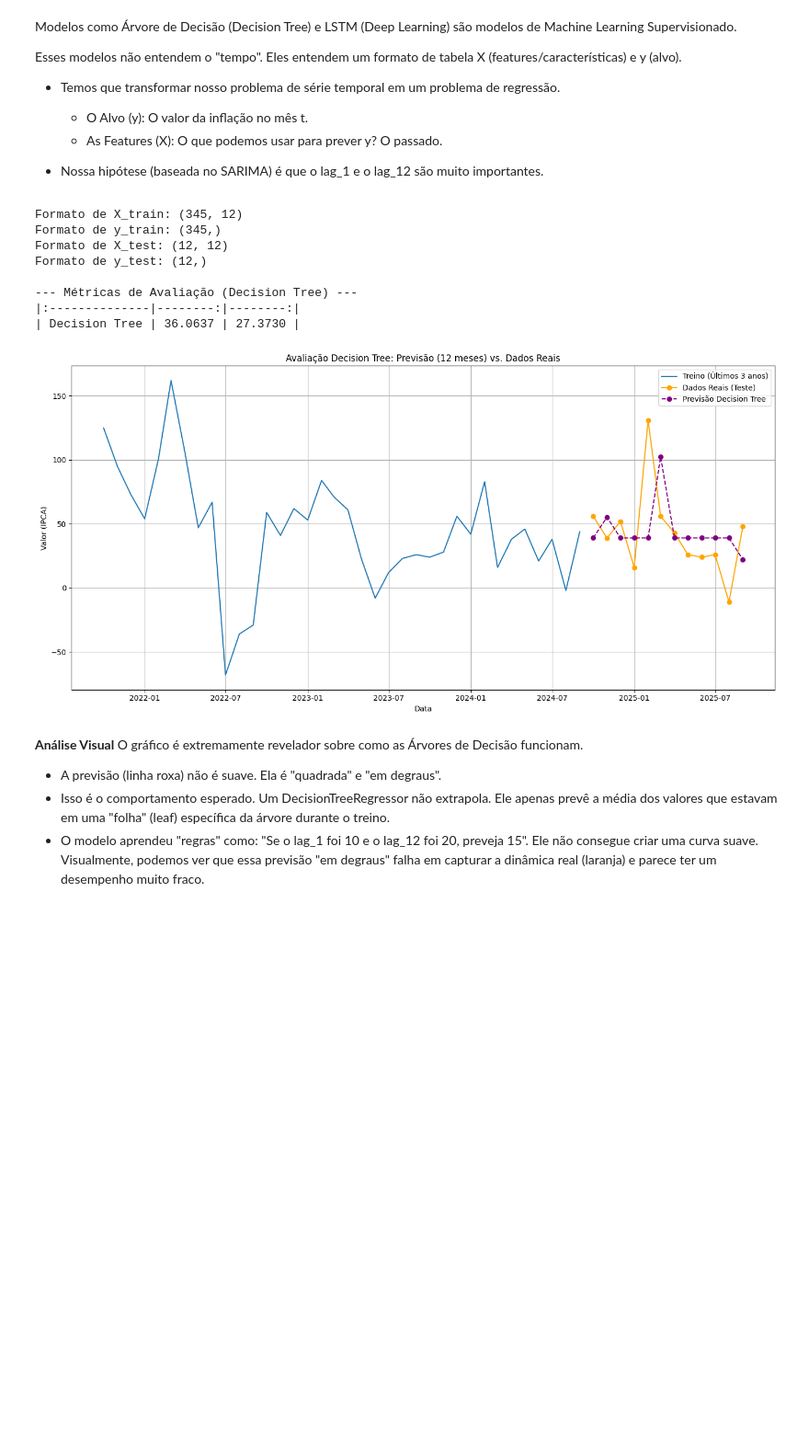
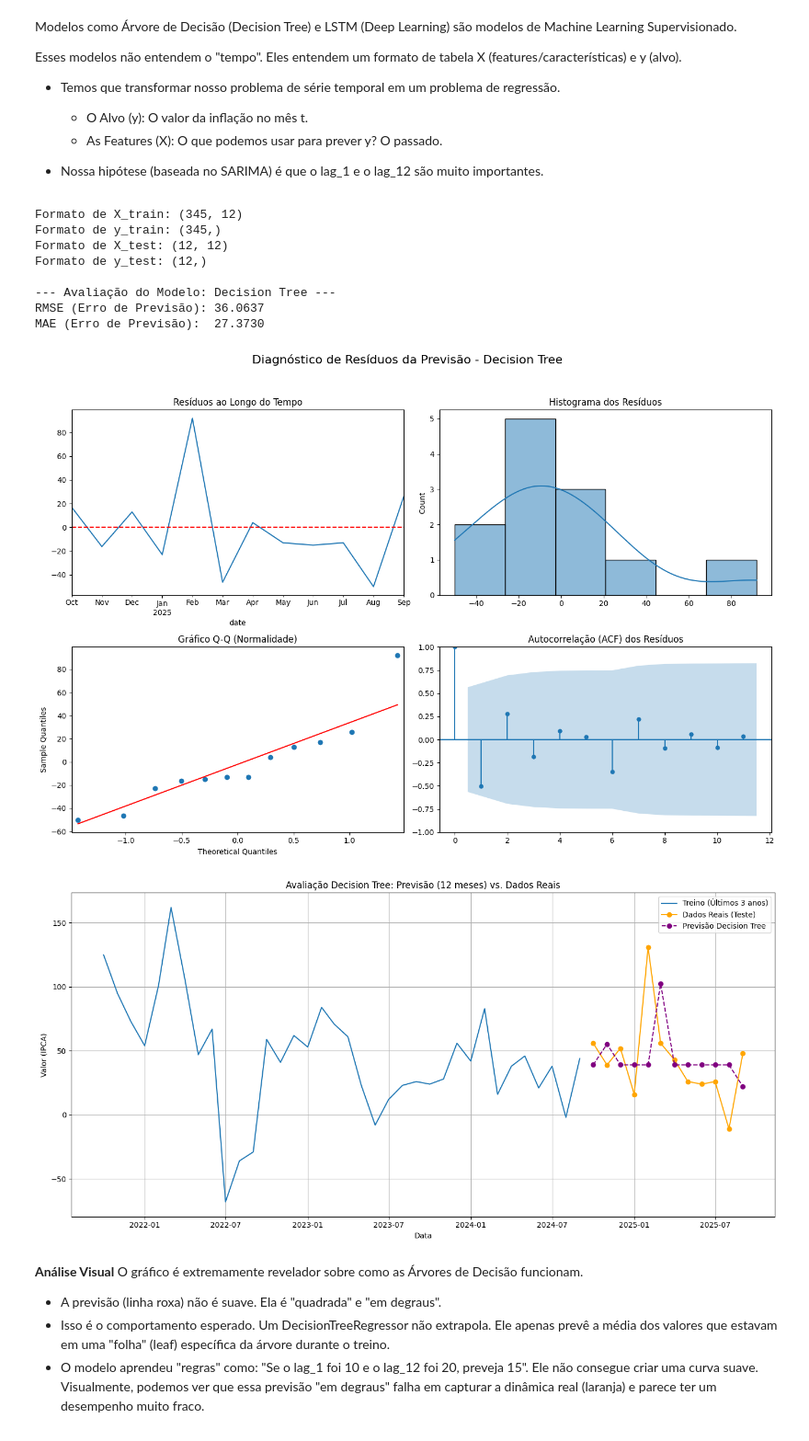
Before and after one commit to MariaPompiani/time_series_analysis_technique, a Jupyter notebook: time_series_analysis_inflation.ipynb, the cells around one changed output. Shown at 92% size. Cells and saved outputs as stored; diff of their text form; code cells hidden in the pictures; blank space fills up the shorter version.

```diff
--- a/time_series_analysis_inflation.ipynb
+++ b/time_series_analysis_inflation.ipynb
@@ -841,44 +806,43 @@ print(f"Formato de X_test: {X_test.shape}")
 print(f"Formato de y_test: {y_test.shape}")
 
 # --- Treinamento do Modelo (Árvore de Decisão) ---
 model_tree = DecisionTreeRegressor(max_depth=5, random_state=42)
 model_tree.fit(X_train, y_train)
 y_pred_scaled = model_tree.predict(X_test)
 
 # --- Des-escalonar (Inverse Transform) as Previsões ---
 
 y_pred_original = scaler.inverse_transform(y_pred_scaled.reshape(-1, 1)).flatten()
 y_test_original = scaler.inverse_transform(y_test.values.reshape(-1, 1)).flatten()
 
-rmse_tree = np.sqrt(mean_squared_error(y_test_original, y_pred_original))
-mae_tree = mean_absolute_error(y_test_original, y_pred_original)
+# --- Avaliação Padronizada ---
+y_true_series = pd.Series(y_test_original, index=y_test.index)
+y_pred_series = pd.Series(y_pred_original, index=y_test.index)
+evaluate_forecast(y_true_series, y_pred_series, 'Decision Tree')
 
-metrics_log = {}
-metrics_log['Decision Tree'] = {'RMSE': rmse_tree, 'MAE': mae_tree}
-print("\n--- Métricas de Avaliação (Decision Tree) ---")
-print(pd.DataFrame(metrics_log).T.to_markdown(floatfmt=".4f"))
-
+# --- Visualização da Previsão ---
 plt.figure(figsize=(14, 7))
 plt.plot(train_data['value'].iloc[-36:], label='Treino (Últimos 3 anos)')
 plt.plot(test_data.index, y_test_original, label='Dados Reais (Teste)', color='orange', marker='o')
 plt.plot(test_data.index, y_pred_original, label='Previsão Decision Tree', color='purple', linestyle='--', marker='o')
 
 plt.title('Avaliação Decision Tree: Previsão (12 meses) vs. Dados Reais')
 plt.xlabel('Data')
 plt.ylabel('Valor (IPCA)')
 plt.legend()
 plt.grid(True)
 plt.tight_layout()
 # %% [output]
 Formato de X_train: (345, 12)
 Formato de y_train: (345,)
 Formato de X_test: (12, 12)
 Formato de y_test: (12,)
 
---- Métricas de Avaliação (Decision Tree) ---
-|:--------------|--------:|--------:|
-| Decision Tree | 36.0637 | 27.3730 |
+--- Avaliação do Modelo: Decision Tree ---
+RMSE (Erro de Previsão): 36.0637
+MAE (Erro de Previsão):  27.3730
-[figure, old version]
+[figure, new version]
+[figure, added]
 # %% [markdown]
 **Análise Visual**
 O gráfico é extremamente revelador sobre como as Árvores de Decisão funcionam.
```
Also changed, not shown: parts of 19 cells of this notebook.
